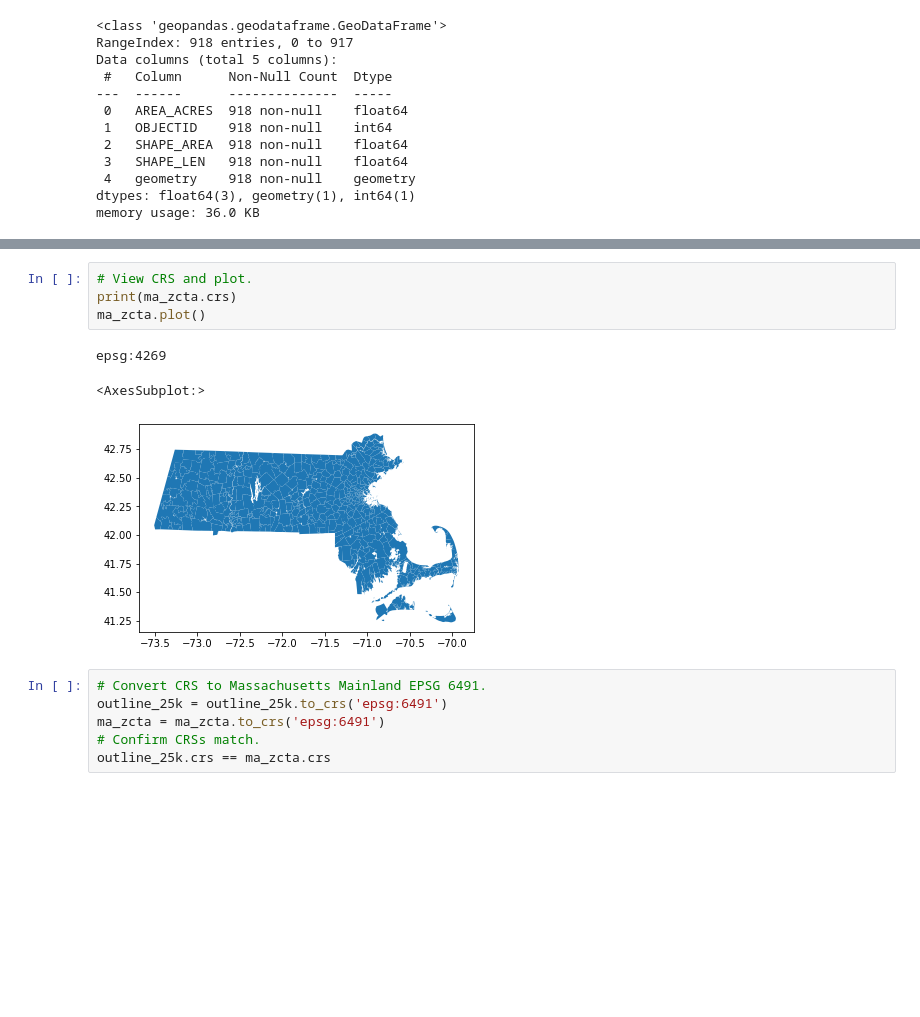
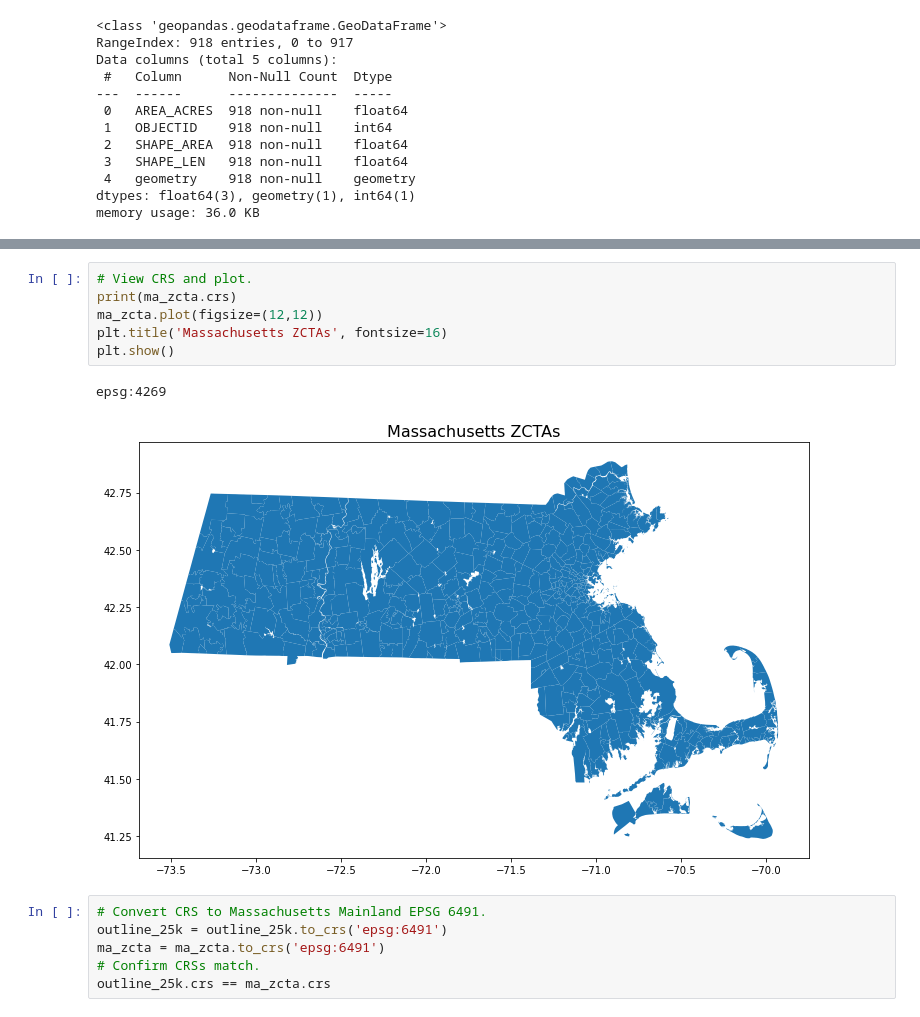
Before and after one commit to jcheng02/uep239-final-project, a Jupyter notebook: jcheng02_uep239_final_project.ipynb, the cells around one changed output, grey strips where cells are left out. Drawn from its saved outputs; the diff is of its cells as text; blank space fills up the shorter version.

```diff
--- a/jcheng02_uep239_final_project.ipynb
+++ b/jcheng02_uep239_final_project.ipynb
@@ -93,11 +95,12 @@ memory usage: 47.1+ KB
 # %%
 # View CRS and plot.
 print(ma_zcta.crs)
-ma_zcta.plot()
+ma_zcta.plot(figsize=(12,12))
+plt.title('Massachusetts ZCTAs', fontsize=16)
+plt.show()
 # %% [output]
 epsg:4269
-<AxesSubplot:>
-[figure, old version]
+[figure, new version]
 # %%
 # Convert CRS to Massachusetts Mainland EPSG 6491.
 outline_25k = outline_25k.to_crs('epsg:6491')
```
Also changed, not shown: parts of 19 cells of this notebook, 1 other file.
